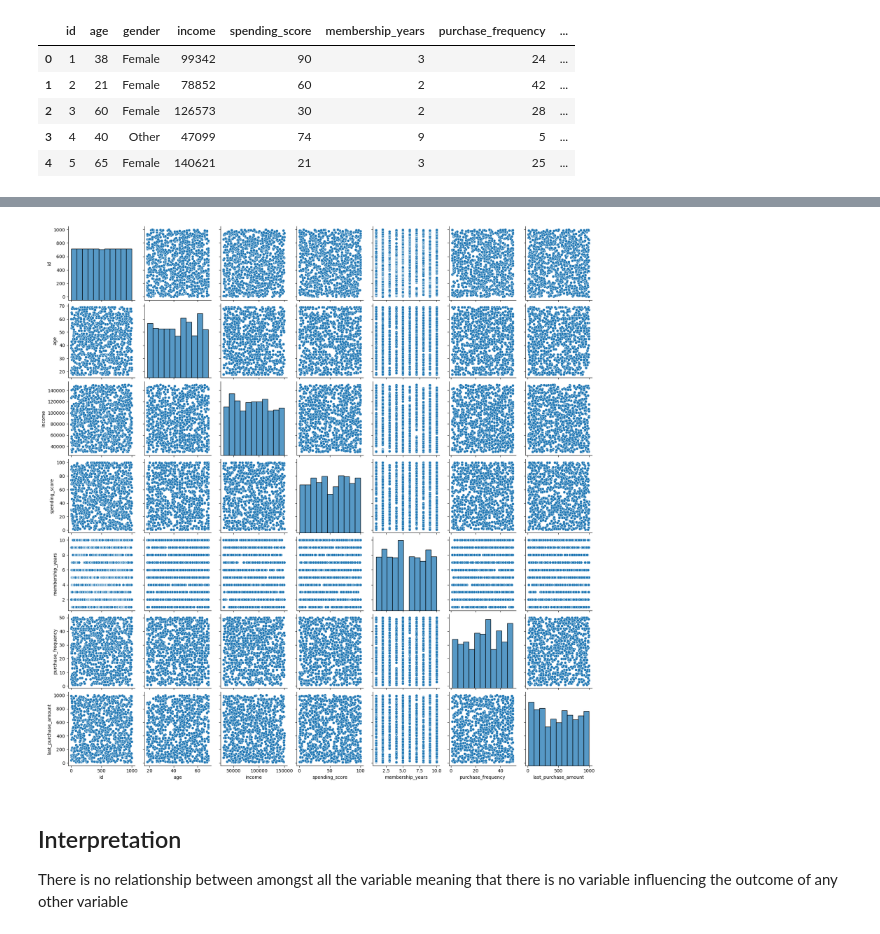
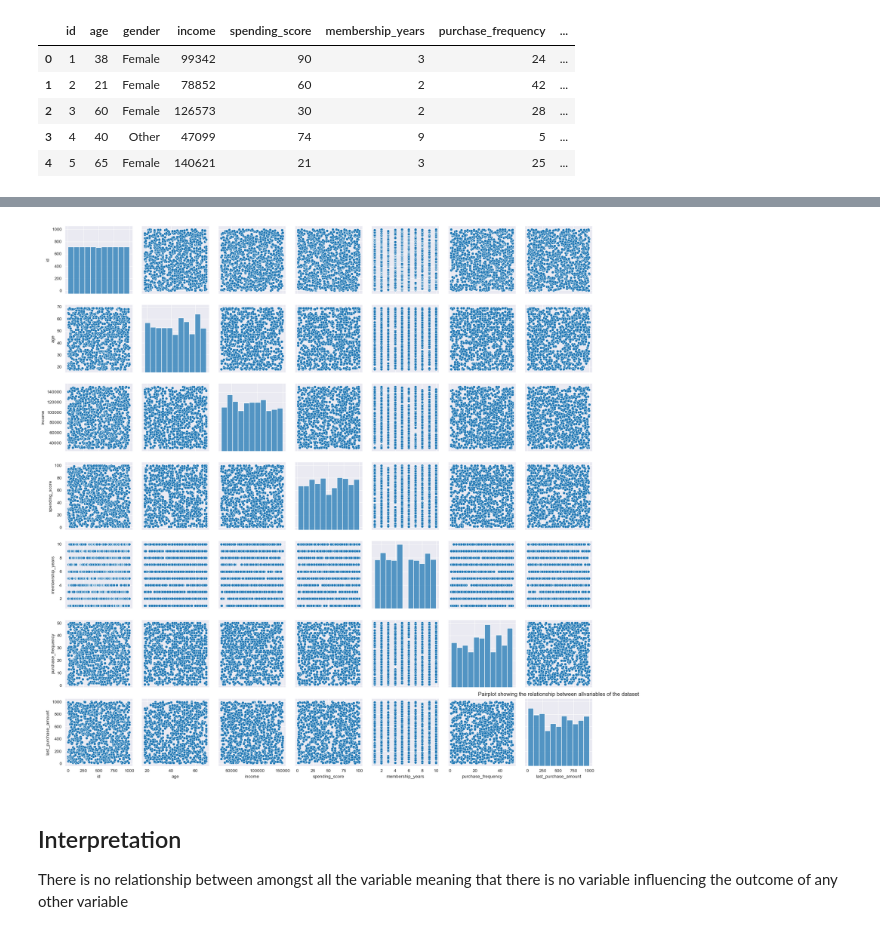
Before and after one commit to TawananyashaChinembiri/Customer_segmentation_project, a Jupyter notebook: Customer_segmentation/Customer segmentation analysis.ipynb, the cells around one changed output, grey strips where cells are left out. Saved outputs shown, nothing was run; the diff lists cells and outputs as text; code cells hidden in the pictures.

```diff
--- a/Customer_segmentation/Customer segmentation analysis.ipynb
+++ b/Customer_segmentation/Customer segmentation analysis.ipynb
@@ -26,9 +26,11 @@ plt.show()
 # %%
 sns.pairplot(csd)
 plt.title('Pairplot showing the relationship between allvariables of the dataset')
+plt.tight_layout()
+plt.savefig('Relationship_pairplot.png')
 plt.show()
 # %% [output]
-[figure, old version]
+[figure, new version]
 # %% [markdown]
 ## Interpretation
 There is no relationship between amongst all the variable meaning that there is no variable influencing the outcome of any other variable
```
Also changed, not shown: parts of 2 cells of this notebook, 6 other files.
